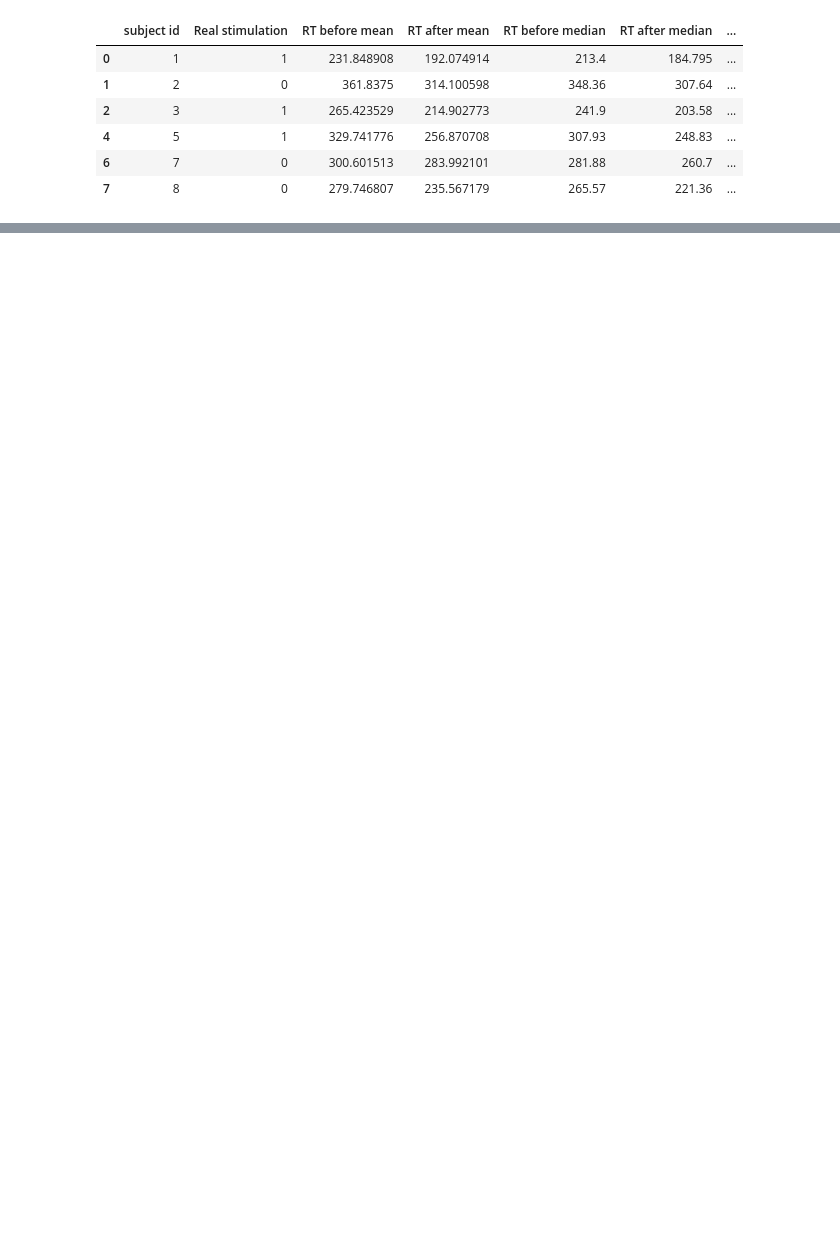
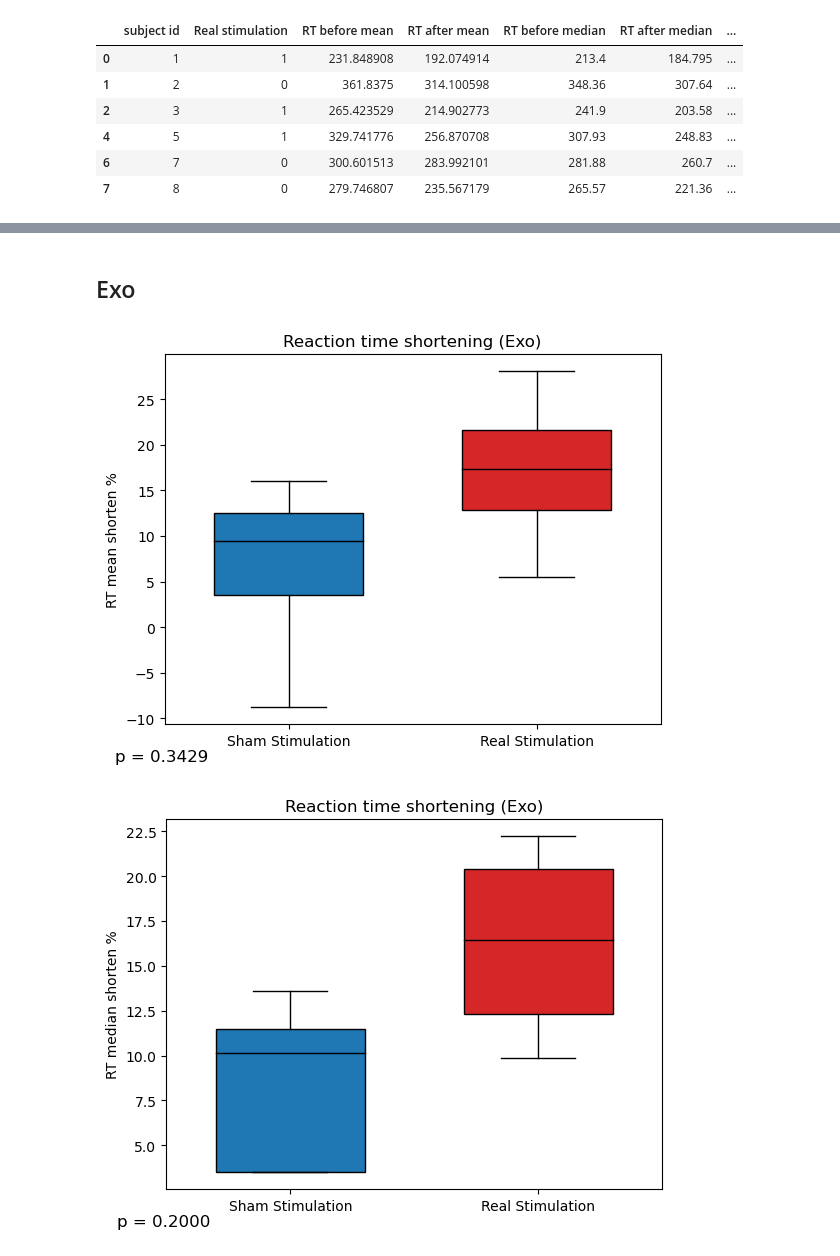
Before and after one commit to Shawnzty/tACS-Attention, a Jupyter notebook: processing/behavior.ipynb, the cells around one changed output, grey strips where cells are left out. Saved outputs shown, nothing was run; the diff lists cells and outputs as text; code cells hidden in the pictures; blank space fills up the shorter version.

```diff
--- a/processing/behavior.ipynb
+++ b/processing/behavior.ipynb
@@ -194,0 +243,2 @@ plt.show()
+# %% [markdown]
+## Exo
@@ -194,0 +295,44 @@ plt.show()
+# %%
+# remove the rows where the RT median shorten is negative
+# behavior_compare = behavior_compare[behavior_compare['RT median shorten %'] >= 0]
+# display(behavior_compare)
+
+# box plot of RT difference
+compare_objects = ["RT mean shorten %", "RT median shorten %"]
+for compare_object in compare_objects:
+    rt_diff_sham = behavior_compare.loc[behavior_compare['Real stimulation'] == 0, compare_object]
+    rt_diff_real = behavior_compare.loc[behavior_compare['Real stimulation'] == 1, compare_object]
+    rt_diff_sham = pd.to_numeric(rt_diff_sham)
+    rt_diff_real = pd.to_numeric(rt_diff_real)
+
+    # create boxplot
+    # Create a box plot with whiskers
+    fig, ax = plt.subplots()
+    boxplots = ax.boxplot([rt_diff_sham, rt_diff_real], patch_artist=True, widths=0.6, showfliers=False)
+
+    # Set colors for the box plots
+    colors = ['#1f77b4', '#d62728']
+    for patch, color in zip(boxplots['boxes'], colors):
+        patch.set_facecolor(color)
+
+    # Set median line color to black
+    for median in boxplots['medians']:
+        median.set_color('black')
+
+    plt.xticks([1, 2], ['Sham Stimulation', 'Real Stimulation'])
+    plt.ylabel(compare_object)
+    plt.title('Reaction time shortening (Exo)')
+
+    # Perform the Mann-Whitney U test
+    U, p_value = stats.mannwhitneyu(rt_diff_sham, rt_diff_real)
+
+    # Add the p-value to the plot
+    ax.annotate(f'p = {p_value:.4f}',
+                xy=(-0.1, -0.1),
+                xycoords=('axes fraction', 'axes fraction'),
+                ha='left', fontsize=12)
+
+    plt.show()
+# %% [output]
+[figure, added]
+[figure, added]
```
Also changed, not shown: parts of 9 cells of this notebook.
